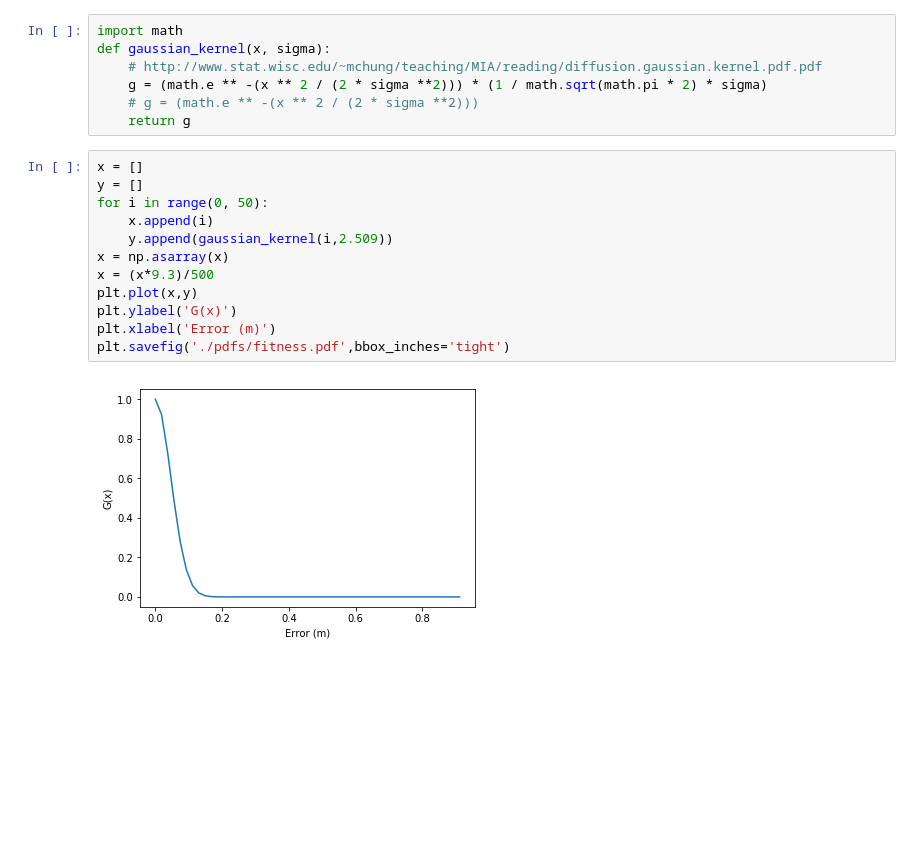
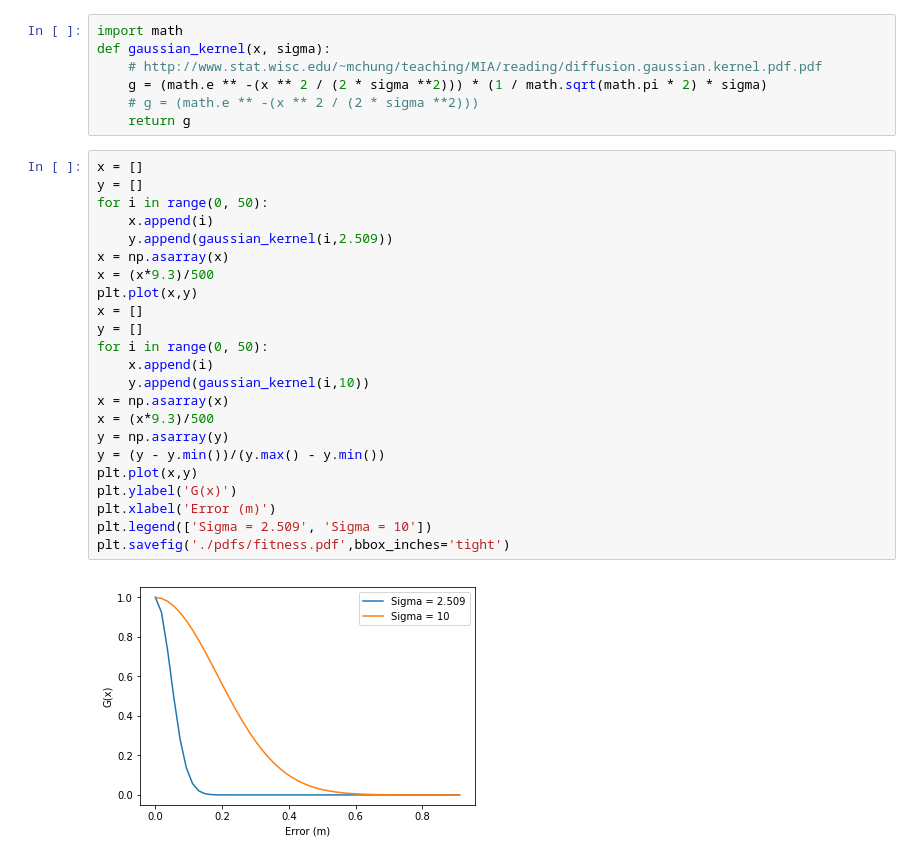
Before and after one commit to gdbranco/particleFilter, a Jupyter notebook: results/logs/finals/graphs.ipynb, the cells around one changed output. Cells and saved outputs as stored; diff of their text form; blank space fills up the shorter version.

Commit message:
Merging fitness graphs

```diff
--- a/results/logs/finals/graphs.ipynb
+++ b/results/logs/finals/graphs.ipynb
@@ -1062,14 +1062,25 @@ def gaussian_kernel(x, sigma):
 # %%
 x = []
 y = []
 for i in range(0, 50):
     x.append(i)
     y.append(gaussian_kernel(i,2.509))
 x = np.asarray(x)
 x = (x*9.3)/500
 plt.plot(x,y)
+x = []
+y = []
+for i in range(0, 50):
+    x.append(i)
+    y.append(gaussian_kernel(i,10))
+x = np.asarray(x)
+x = (x*9.3)/500
+y = np.asarray(y)
+y = (y - y.min())/(y.max() - y.min())
+plt.plot(x,y)
 plt.ylabel('G(x)')
 plt.xlabel('Error (m)')
+plt.legend(['Sigma = 2.509', 'Sigma = 10'])
 plt.savefig('./pdfs/fitness.pdf',bbox_inches='tight')
 # %% [output]
-[figure, old version]
+[figure, new version]
```
Also changed, not shown: parts of 1 cell of this notebook, 1 other file.
